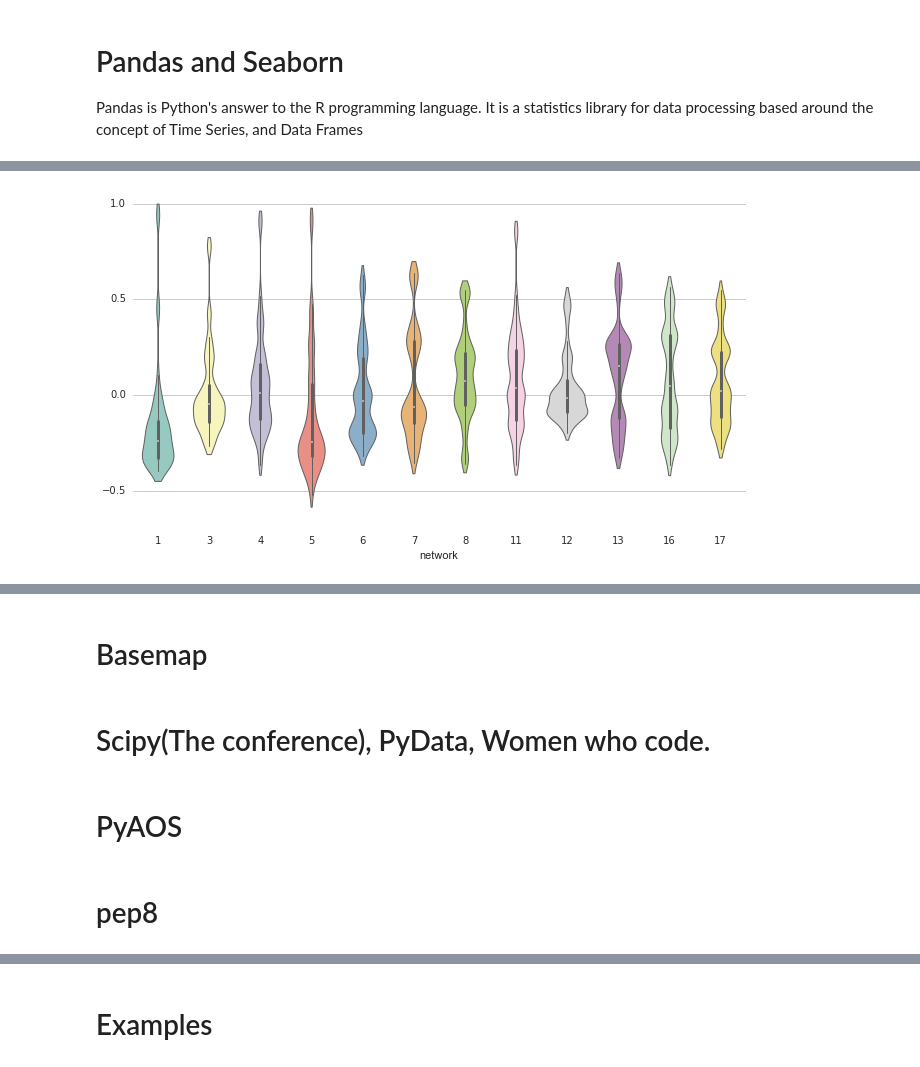
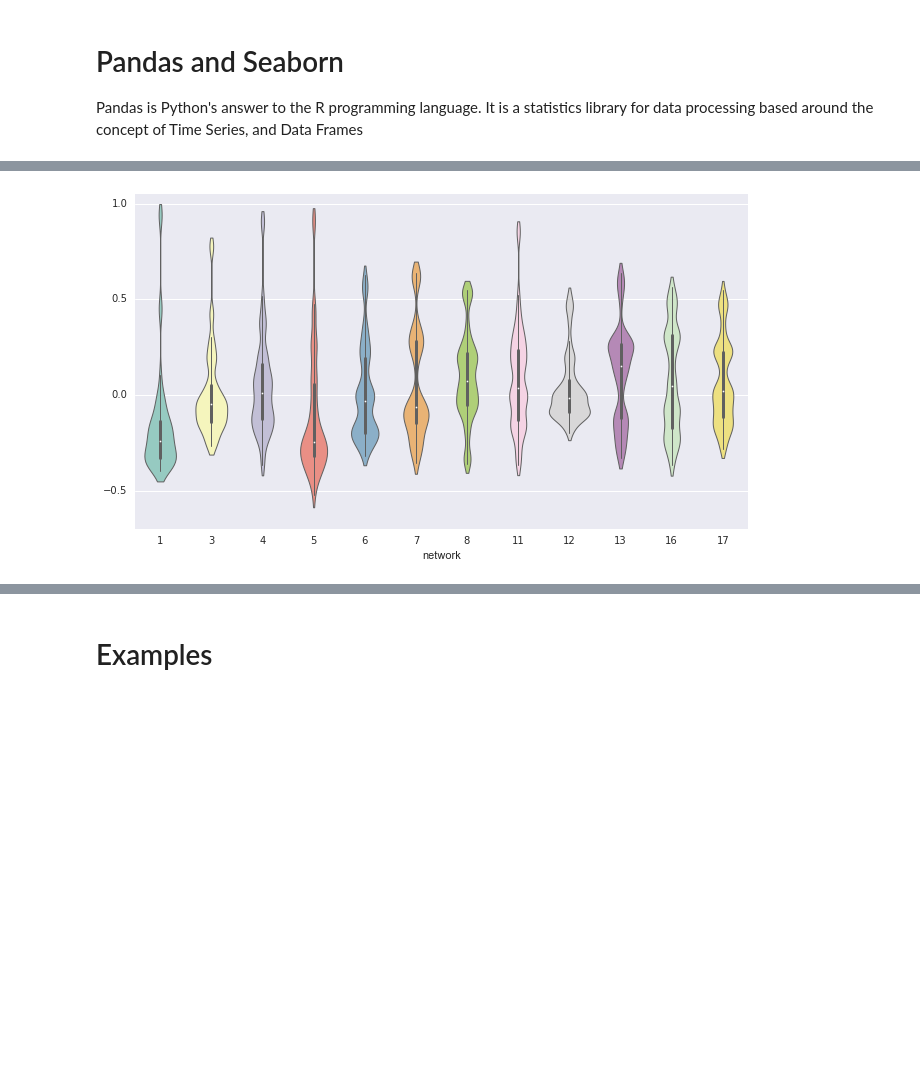
Before and after one commit to josephhardinee/YSPD_seminar_PNNL_2016, a Jupyter notebook: YSPD_2016_presentation.ipynb, the cells around one changed output, grey strips where cells are left out. Cells and saved outputs as stored; diff of their text form; code cells hidden in the pictures; blank space fills up the shorter version.

```diff
--- a/YSPD_2016_presentation.ipynb
+++ b/YSPD_2016_presentation.ipynb
@@ -159,7 +388,7 @@ Pandas is Python's answer to the R programming language. It is a statistics libr
 # %load examples/seaborn_example.py
 import seaborn as sns
 import matplotlib.pyplot as plt
-sns.set(style="whitegrid")
+# sns.set(style="whitegrid")
 
 # Load the example dataset of brain network correlations
 df = sns.load_dataset("brain_networks", header=[0, 1, 2], index_col=0)
@@ -190,12 +420,4 @@ plt.savefig('img/seaborn_example.png')
-[figure, old version]
+[figure, new version]
 # %% [markdown]
 # A little easier to see
 ![seaborn example](img/seaborn_example.png)
-# %% [markdown]
-# Basemap
-# %% [markdown]
-# Scipy(The conference), PyData, Women who code.
-# %% [markdown]
-# PyAOS
-# %% [markdown]
-# pep8
```
Also changed, not shown: parts of 60 cells of this notebook, 9 other files.
